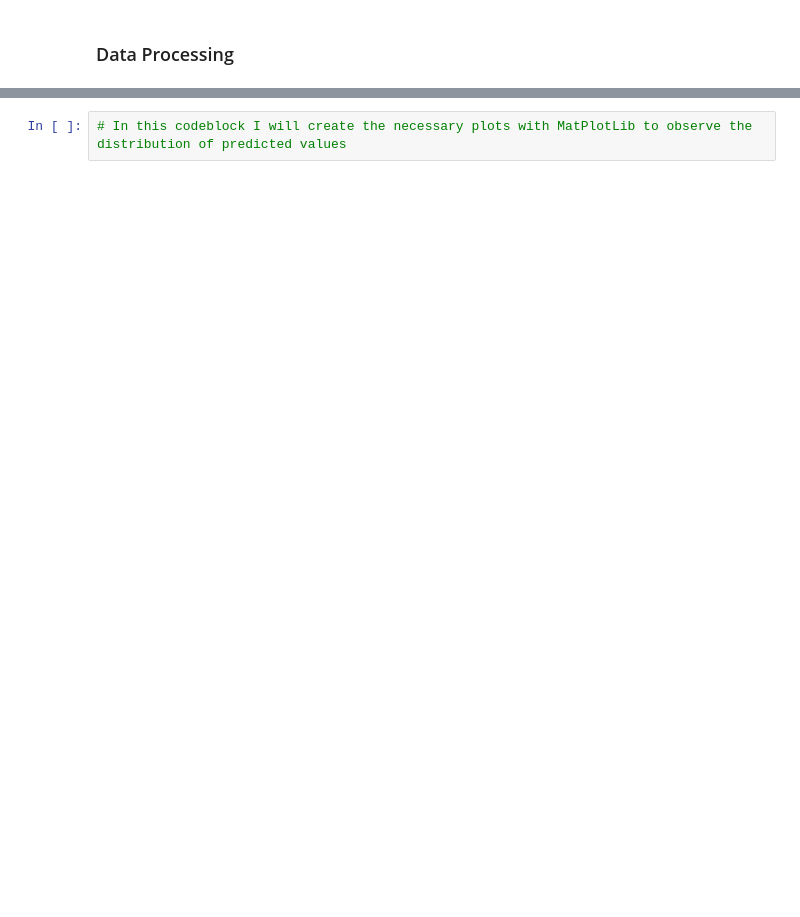
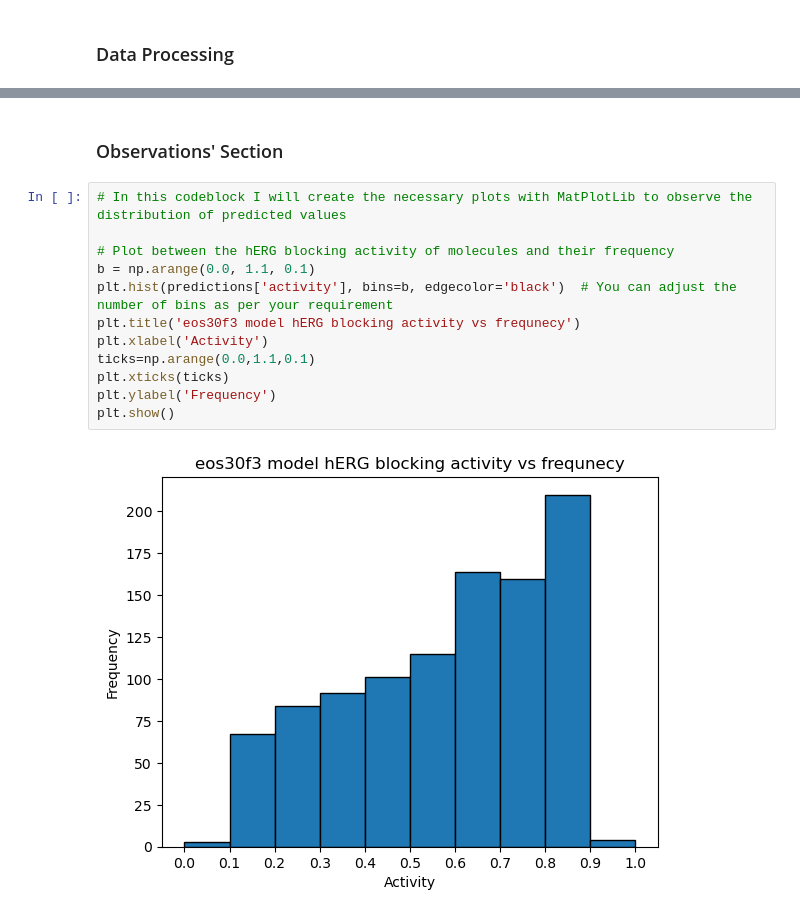
Before and after one commit to Ashita17/Ersilia-Outreachy, a Jupyter notebook: model-validation-example/notebooks/00_model_bias.ipynb, the cells around one changed output, grey strips where cells are left out. Drawn from its saved outputs; the diff is of its cells as text; blank space fills up the shorter version.

Commit message:
created some plots

```diff
--- a/model-validation-example/notebooks/00_model_bias.ipynb
+++ b/model-validation-example/notebooks/00_model_bias.ipynb
@@ -146,5 +183,19 @@ predictions.to_csv('/Users/ashitasrivastava/Desktop/projects/ERSILIA/model-valid
 Empty DataFrame
 Columns: [standard smiles, inchikey]
 Index: []
-# %%
-# In this codeblock I will create the necessary plots with MatPlotLib to observe the distribution of predicted values
+# %% [markdown]
+### Observations' Section
+# %%
+# In this codeblock I will create the necessary plots with MatPlotLib to observe the distribution of predicted values
+
+# Plot between the hERG blocking activity of molecules and their frequency
+b = np.arange(0.0, 1.1, 0.1)
+plt.hist(predictions['activity'], bins=b, edgecolor='black')  # You can adjust the number of bins as per your requirement
+plt.title('eos30f3 model hERG blocking activity vs frequnecy')
+plt.xlabel('Activity')
+ticks=np.arange(0.0,1.1,0.1)
+plt.xticks(ticks)
+plt.ylabel('Frequency')
+plt.show()
+# %% [output]
+[figure, added]
```
Also changed, not shown: parts of 7 cells of this notebook.
